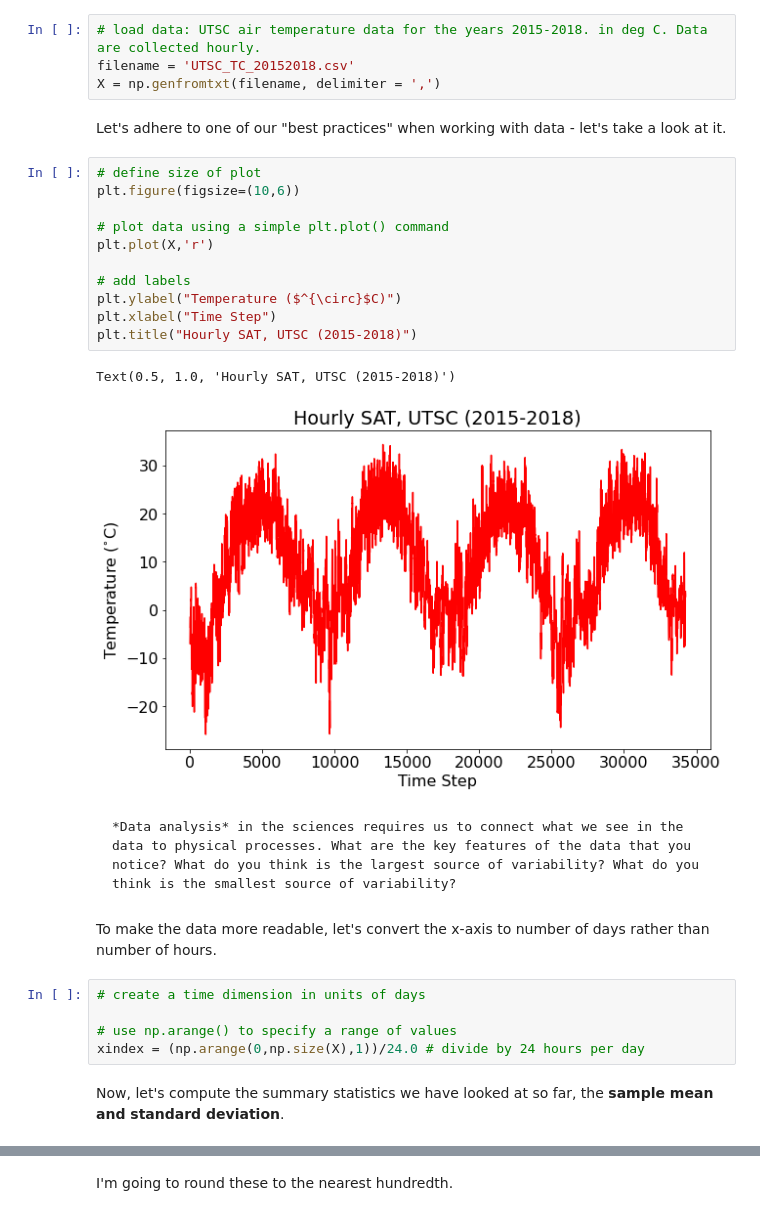
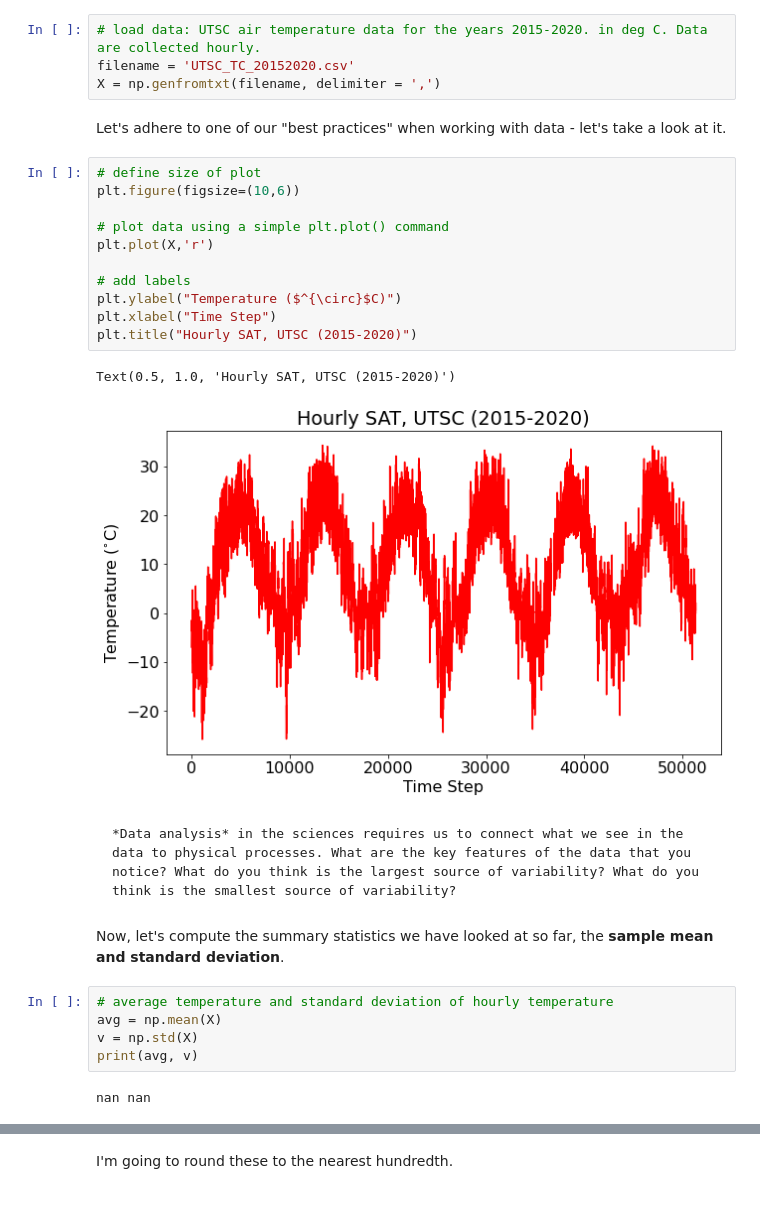
Before and after one commit to kls2177/Climate-and-Geophysical-Data-Analysis, a Jupyter notebook: _build/jupyter_execute/chapters/Week1b/Variance_Example.ipynb, the cells around one changed output, grey strips where cells are left out. Cells and saved outputs as stored; diff of their text form.

````diff
--- a/_build/jupyter_execute/chapters/Week1b/Variance_Example.ipynb
+++ b/_build/jupyter_execute/chapters/Week1b/Variance_Example.ipynb
@@ -15,35 +15,35 @@ mpl.rc('font',size=16) #set default font size and weight for plots
 # %% [markdown]
 Next, we load in the time series data that we will be working with.
 # %%
-# load data: UTSC air temperature data for the years 2015-2018. in deg C. Data are collected hourly.
-filename = 'UTSC_TC_20152018.csv'
+# load data: UTSC air temperature data for the years 2015-2020. in deg C. Data are collected hourly.
+filename = 'UTSC_TC_20152020.csv'
 X = np.genfromtxt(filename, delimiter = ',')
 # %% [markdown]
 Let's adhere to one of our "best practices" when working with data - let's take a look at it.
 # %%
 # define size of plot
 plt.figure(figsize=(10,6))
 
 # plot data using a simple plt.plot() command
 plt.plot(X,'r')
 
 # add labels
 plt.ylabel("Temperature ($^{\circ}$C)")
 plt.xlabel("Time Step")
-plt.title("Hourly SAT, UTSC (2015-2018)")
+plt.title("Hourly SAT, UTSC (2015-2020)")
 # %% [output]
-Text(0.5, 1.0, 'Hourly SAT, UTSC (2015-2018)')
+Text(0.5, 1.0, 'Hourly SAT, UTSC (2015-2020)')
-[figure, old version]
+[figure, new version]
 # %% [markdown]
 ```{tip}
 *Data analysis* in the sciences requires us to connect what we see in the data to physical processes. What are the key features of the data that you notice? What do you think is the largest source of variability? What do you think is the smallest source of variability?
 ```
-# %% [markdown]
-To make the data more readable, let's convert the x-axis to number of days rather than number of hours.
-# %%
-# create a time dimension in units of days
-
-# use np.arange() to specify a range of values
-xindex = (np.arange(0,np.size(X),1))/24.0 # divide by 24 hours per day
 # %% [markdown]
 Now, let's compute the summary statistics we have looked at so far, the **sample mean and standard deviation**.
+# %%
+# average temperature and standard deviation of hourly temperature
+avg = np.mean(X)
+v = np.std(X)
+print(avg, v)
+# %% [output]
+nan nan
````
Also changed, not shown: parts of 15 cells of this notebook, 32 other files.
